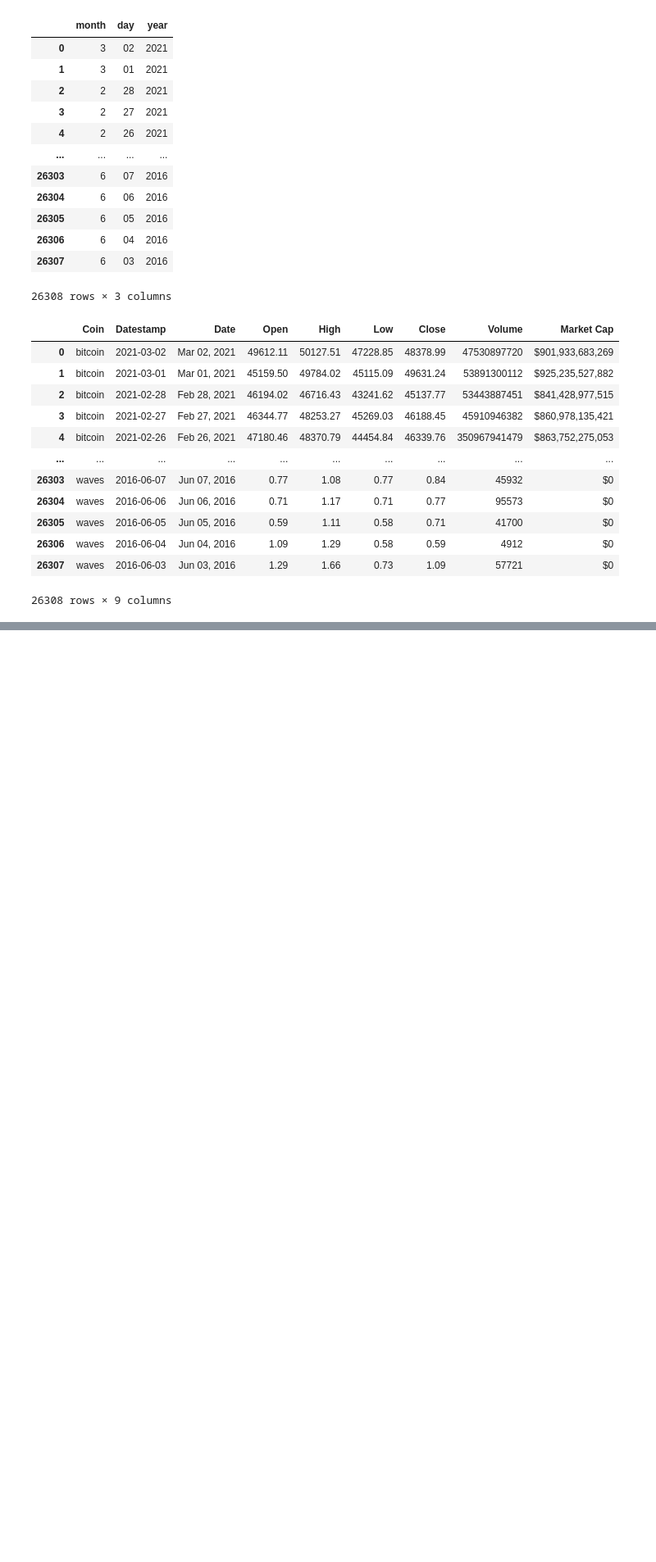
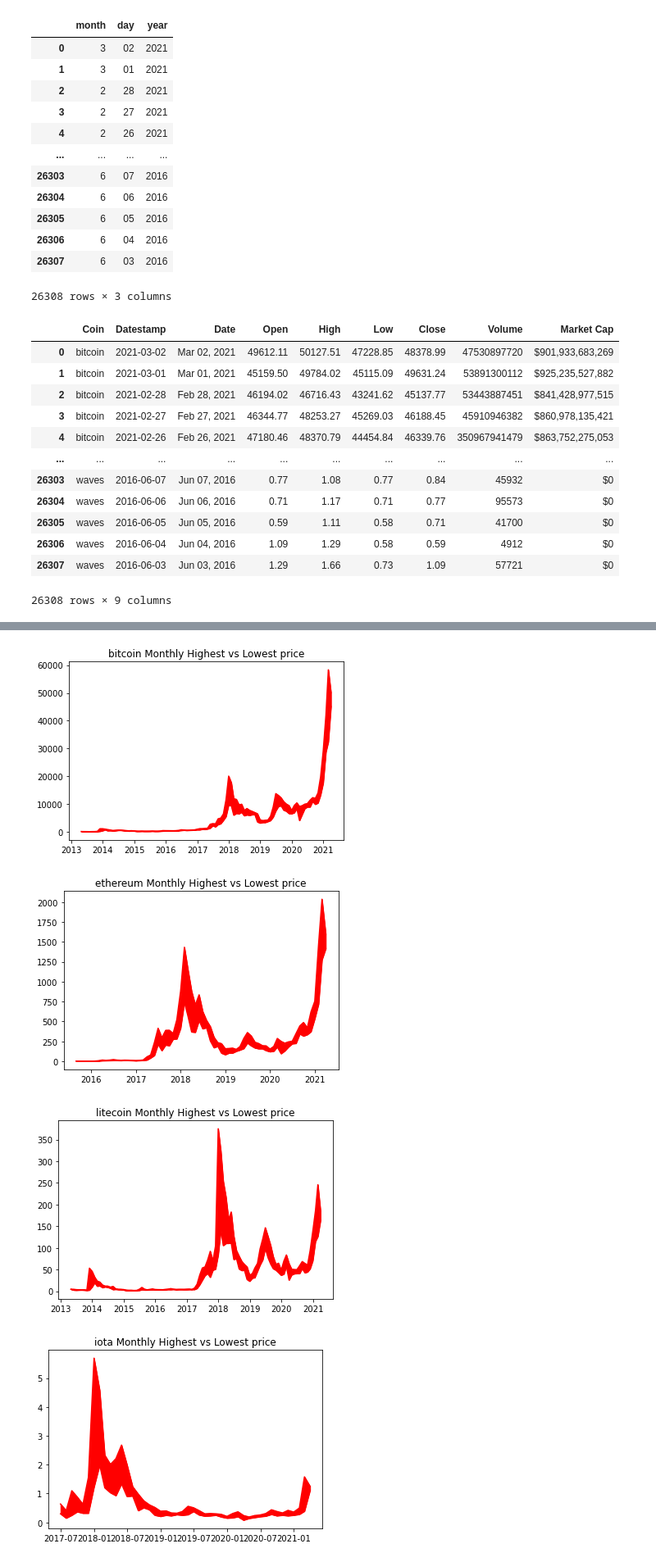
Before and after one commit to nickkyklausng/Crypto-Assignment, a Jupyter notebook: Dave-Crypto-Scratch-Notebook.ipynb, the cells around one changed output, grey strips where cells are left out. Shown at 82% size. Saved outputs shown, nothing was run; the diff lists cells and outputs as text; code cells hidden in the pictures; blank space fills up the shorter version.

```diff
--- a/Dave-Crypto-Scratch-Notebook.ipynb
+++ b/Dave-Crypto-Scratch-Notebook.ipynb
@@ -120,0 +153,17 @@ plt.plot(delta['Delta'])
+# %%
+for coin in coinlist:
+    exec(f"{coin}_delta = {coin}_groupbymonth_df['High'].max()")
+    exec(f"{coin}_delta = pd.DataFrame({coin}_delta)")
+    exec(f"{coin}_delta['Low'] = {coin}_groupbymonth_df['Low'].min()")
+    exec(f"{coin}_delta['Delta'] = {coin}_delta['High'] - {coin}_delta['Low']")
+    plt.figure()
+    exec(f"plt.plot({coin}_delta['High'], color = 'red')")
+    exec(f"plt.plot({coin}_delta['Low'], color = 'red')")
+    exec(f"{coin}_delta['x1'] = {coin}_delta.index")
+    exec(f"plt.fill_between(x={coin}_delta['x1'], y1={coin}_delta['Low'], y2={coin}_delta['High'], color = 'red')")
+    exec(f"plt.title('{coin} Monthly Highest vs Lowest price')")
+# %% [output]
+[figure, added]
+[figure, added]
+[figure, added]
+[figure, added]
```
Also changed, not shown: parts of 12 cells of this notebook, 1 other file.
